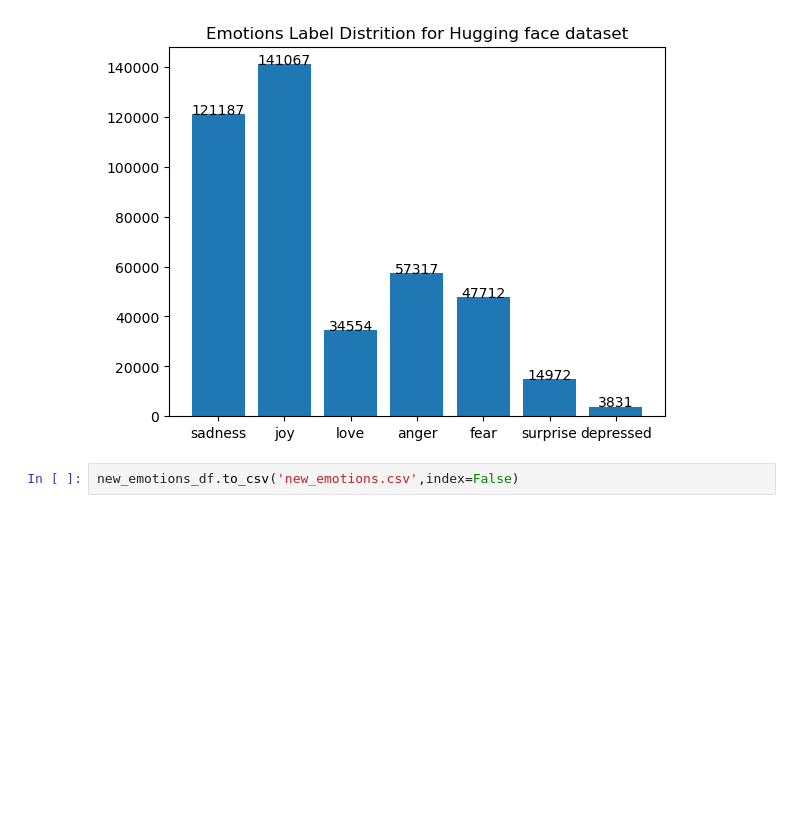
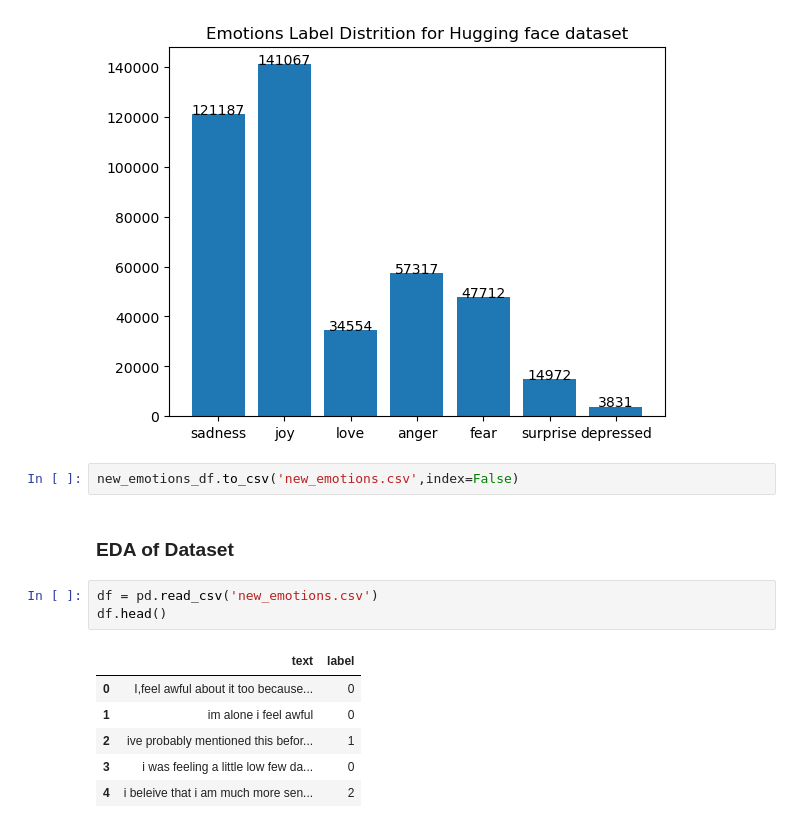
Before and after one commit to limseowchong/multi_class_sentiment_analysis, a Jupyter notebook: sentiment_analysis.ipynb, the cells around one changed output. Drawn from its saved outputs; the diff is of its cells as text; blank space fills up the shorter version.

```diff
--- a/sentiment_analysis.ipynb
+++ b/sentiment_analysis.ipynb
@@ -364,3 +367,15 @@ plt.show()
 [figure]
 # %%
 new_emotions_df.to_csv('new_emotions.csv',index=False)
+# %% [markdown]
+<h3>EDA of Dataset</h3>
+# %%
+df = pd.read_csv('new_emotions.csv')
+df.head()
+# %% [output]
+|  | text | label |
+| 0 | I,feel awful about it too because... | 0 |
+| 1 | im alone i feel awful | 0 |
+| 2 | ive probably mentioned this befor... | 1 |
+| 3 | i was feeling a little low few da... | 0 |
+| 4 | i beleive that i am much more sen... | 2 |
```
Also changed, not shown: parts of 15 cells of this notebook, 1 other file.
